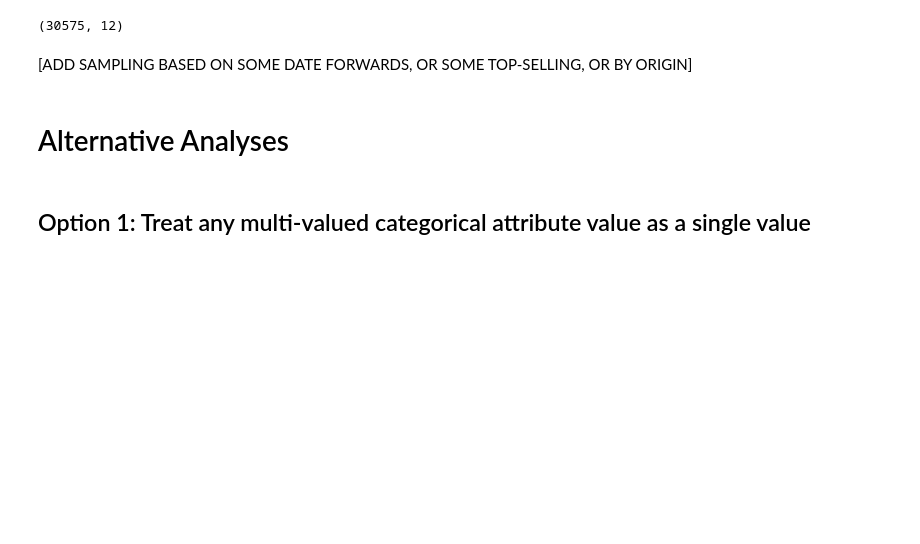
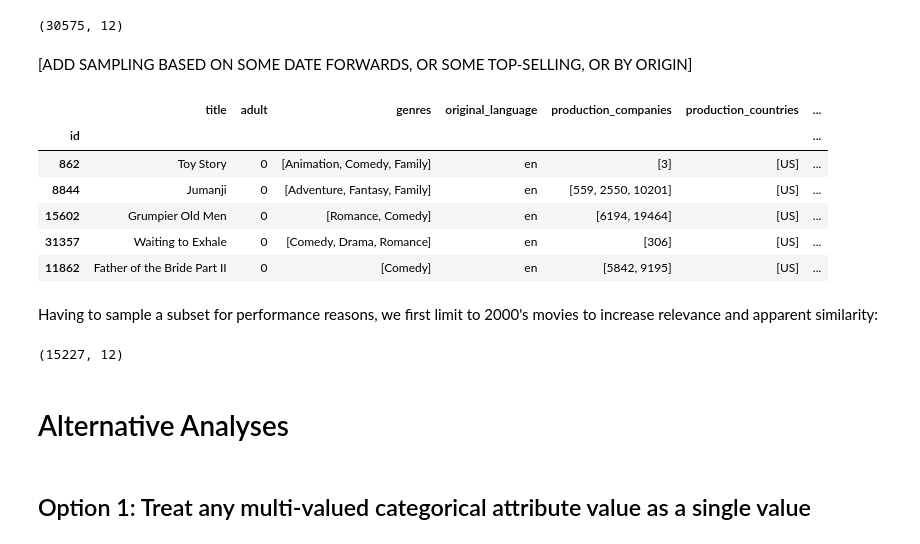
Before and after one commit to ManuelConcepcion/extended_kprototypes, a Jupyter notebook: examples/movies_metadata.ipynb, the cells around one changed output. Cells and saved outputs as stored; diff of their text form; code cells hidden in the pictures; blank space fills up the shorter version.

```diff
--- a/examples/movies_metadata.ipynb
+++ b/examples/movies_metadata.ipynb
@@ -180,4 +180,24 @@ movies_metadata.shape
 (30575, 12)
 # %% [markdown]
 [ADD SAMPLING BASED ON SOME DATE FORWARDS, OR SOME TOP-SELLING, OR BY ORIGIN]
+# %%
+movies_metadata['release_date'] = pd.to_datetime(movies_metadata.release_date)
+
+movies_metadata.head()
+# %% [output]
+|  | title | adult | genres | original_language | production_companies | production_countries | ... |
+| id |  |  |  |  |  |  | ... |
+| 862 | Toy Story | 0 | [Animation, Comedy, Family] | en | [3] | [US] | ... |
+| 8844 | Jumanji | 0 | [Adventure, Fantasy, Family] | en | [559, 2550, 10201] | [US] | ... |
+| 15602 | Grumpier Old Men | 0 | [Romance, Comedy] | en | [6194, 19464] | [US] | ... |
+| 31357 | Waiting to Exhale | 0 | [Comedy, Drama, Romance] | en | [306] | [US] | ... |
+| 11862 | Father of the Bride Part II | 0 | [Comedy] | en | [5842, 9195] | [US] | ... |
+# %% [markdown]
+Having to sample a subset for performance reasons, we first limit to 2000's movies to increase relevance and apparent similarity:
+# %%
+movies_metadata = movies_metadata[movies_metadata.release_date > '2000-01-01']
+
+movies_metadata.shape
+# %% [output]
+(15227, 12)
 # %%
```
Also changed, not shown: parts of 29 cells of this notebook.
